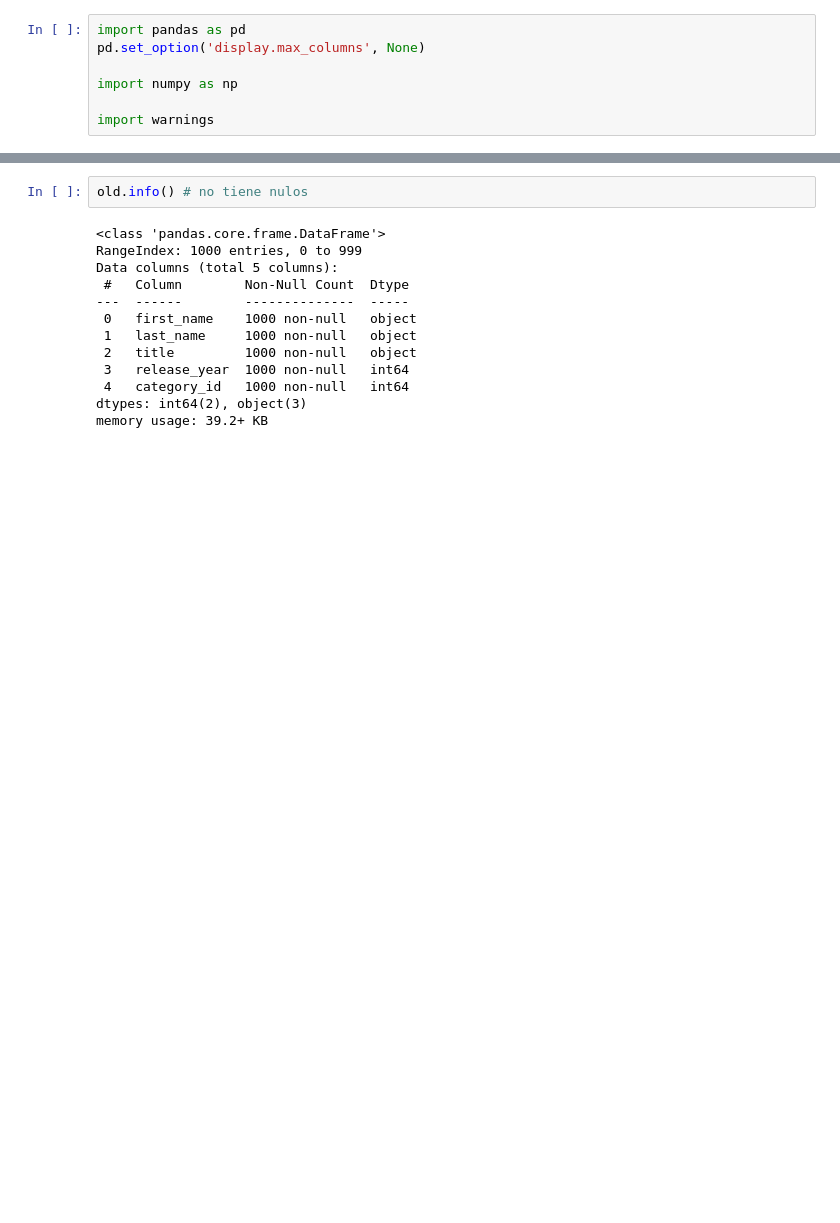
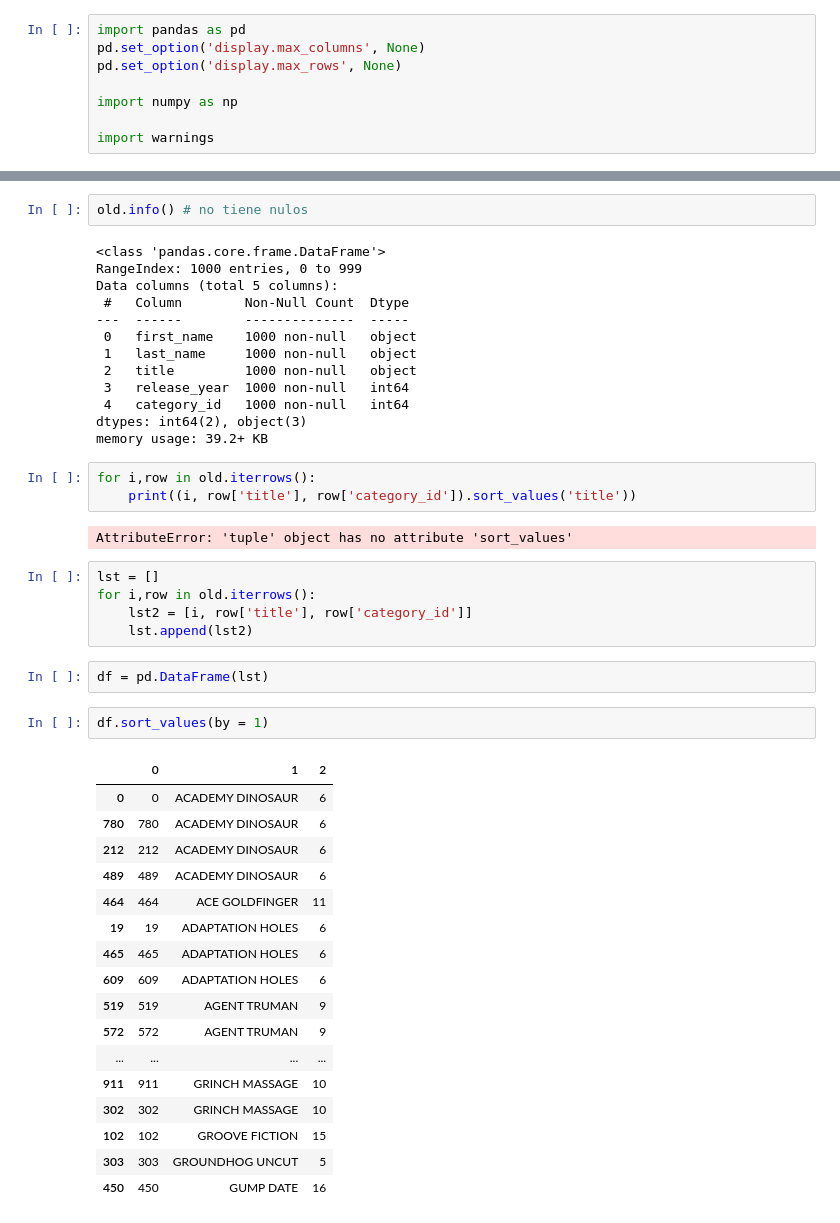
Before and after one commit to jenatance/videoclub, a Jupyter notebook: src/cleaning_files/cleaning_old_HDD.ipynb, the cells around one changed output, grey strips where cells are left out. Saved outputs shown, nothing was run; the diff lists cells and outputs as text; blank space fills up the shorter version.

```diff
--- a/src/cleaning_files/cleaning_old_HDD.ipynb
+++ b/src/cleaning_files/cleaning_old_HDD.ipynb
@@ -1,6 +1,7 @@
 # %%
 import pandas as pd
 pd.set_option('display.max_columns', None)
+pd.set_option('display.max_rows', None)
 
 import numpy as np
 
@@ -36,3 +37,35 @@ Data columns (total 5 columns):
  4   category_id   1000 non-null   int64
 dtypes: int64(2), object(3)
 memory usage: 39.2+ KB
+# %%
+for i,row in old.iterrows():
+    print((i, row['title'], row['category_id']).sort_values('title'))
+# %% [output]
+AttributeError: 'tuple' object has no attribute 'sort_values'
+# %%
+lst = []
+for i,row in old.iterrows():
+    lst2 = [i, row['title'], row['category_id']]
+    lst.append(lst2)
+# %%
+df = pd.DataFrame(lst)
+# %%
+df.sort_values(by = 1)
+# %% [output]
+|  | 0 | 1 | 2 |
+| 0 | 0 | ACADEMY DINOSAUR | 6 |
+| 780 | 780 | ACADEMY DINOSAUR | 6 |
+| 212 | 212 | ACADEMY DINOSAUR | 6 |
+| 489 | 489 | ACADEMY DINOSAUR | 6 |
+| 464 | 464 | ACE GOLDFINGER | 11 |
+| 19 | 19 | ADAPTATION HOLES | 6 |
+| 465 | 465 | ADAPTATION HOLES | 6 |
+| 609 | 609 | ADAPTATION HOLES | 6 |
+| 519 | 519 | AGENT TRUMAN | 9 |
+| 572 | 572 | AGENT TRUMAN | 9 |
+| ... | ... | ... | ... |
+| 911 | 911 | GRINCH MASSAGE | 10 |
+| 302 | 302 | GRINCH MASSAGE | 10 |
+| 102 | 102 | GROOVE FICTION | 15 |
+| 303 | 303 | GROUNDHOG UNCUT | 5 |
+| 450 | 450 | GUMP DATE | 16 |
```
